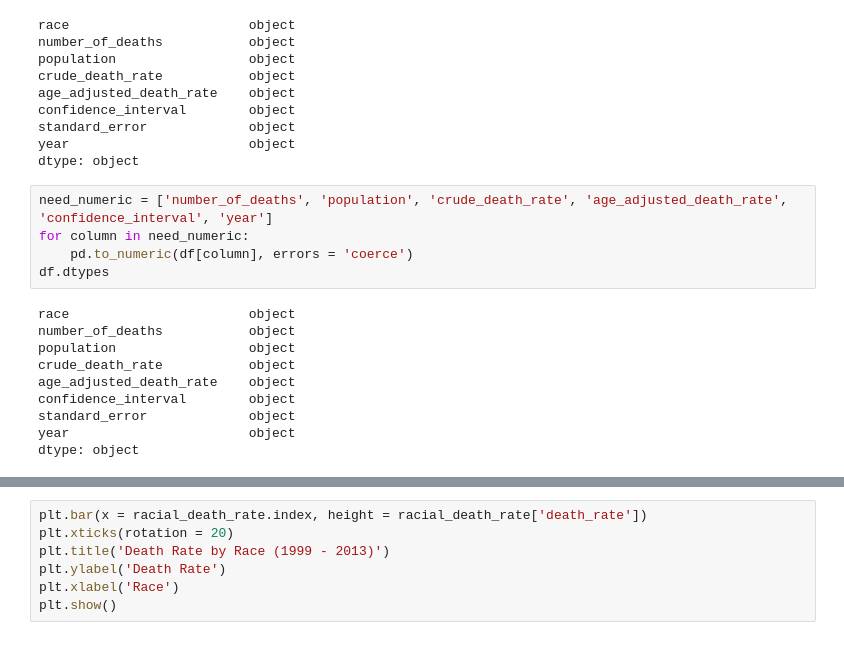
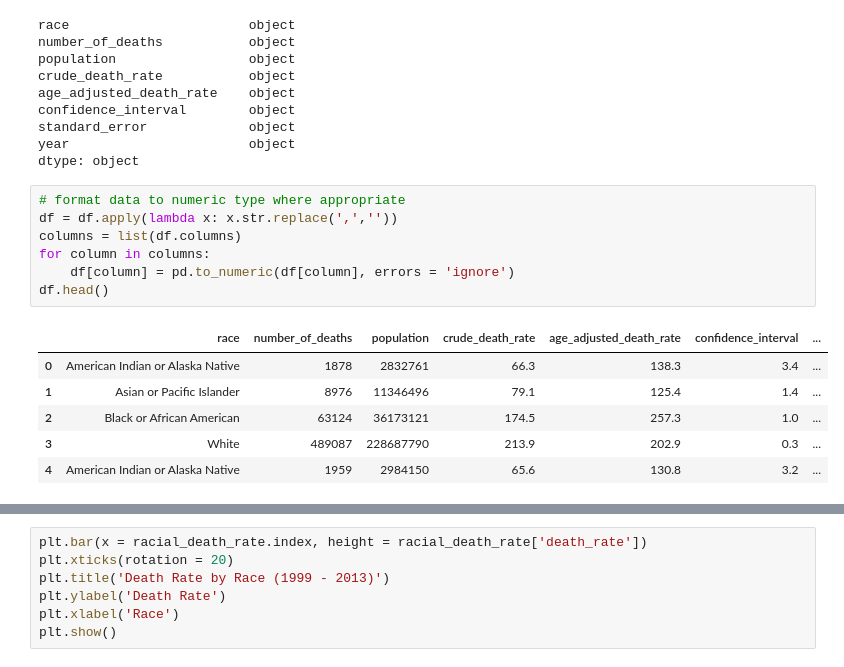
Before and after one commit to Caveexplorer/cdc_api_project, a Jupyter notebook: cdc_eda.ipynb, the cells around one changed output, grey strips where cells are left out. Saved outputs shown, nothing was run; the diff lists cells and outputs as text.

```diff
--- a/cdc_eda.ipynb
+++ b/cdc_eda.ipynb
@@ -60,21 +60,20 @@ confidence_interval        object
 standard_error             object
 year                       object
 dtype: object
-# %%
-need_numeric = ['number_of_deaths', 'population', 'crude_death_rate', 'age_adjusted_death_rate', 'confidence_interval', 'year']
-for column in need_numeric:
-    pd.to_numeric(df[column], errors = 'coerce')
-df.dtypes
-# %% [output]
-race                       object
-number_of_deaths           object
-population                 object
-crude_death_rate           object
-age_adjusted_death_rate    object
-confidence_interval        object
-standard_error             object
-year                       object
-dtype: object
+# %%
+# format data to numeric type where appropriate
+df = df.apply(lambda x: x.str.replace(',',''))
+columns = list(df.columns)
+for column in columns:
+    df[column] = pd.to_numeric(df[column], errors = 'ignore')
+df.head()
+# %% [output]
+|  | race | number_of_deaths | population | crude_death_rate | age_adjusted_death_rate | confidence_interval | ... |
+| 0 | American Indian or Alaska Native | 1878 | 2832761 | 66.3 | 138.3 | 3.4 | ... |
+| 1 | Asian or Pacific Islander | 8976 | 11346496 | 79.1 | 125.4 | 1.4 | ... |
+| 2 | Black or African American | 63124 | 36173121 | 174.5 | 257.3 | 1.0 | ... |
+| 3 | White | 489087 | 228687790 | 213.9 | 202.9 | 0.3 | ... |
+| 4 | American Indian or Alaska Native | 1959 | 2984150 | 65.6 | 130.8 | 3.2 | ... |
 # %%
 df.dtypes
 # %% [output]
```
Also changed, not shown: parts of 9 cells of this notebook.
